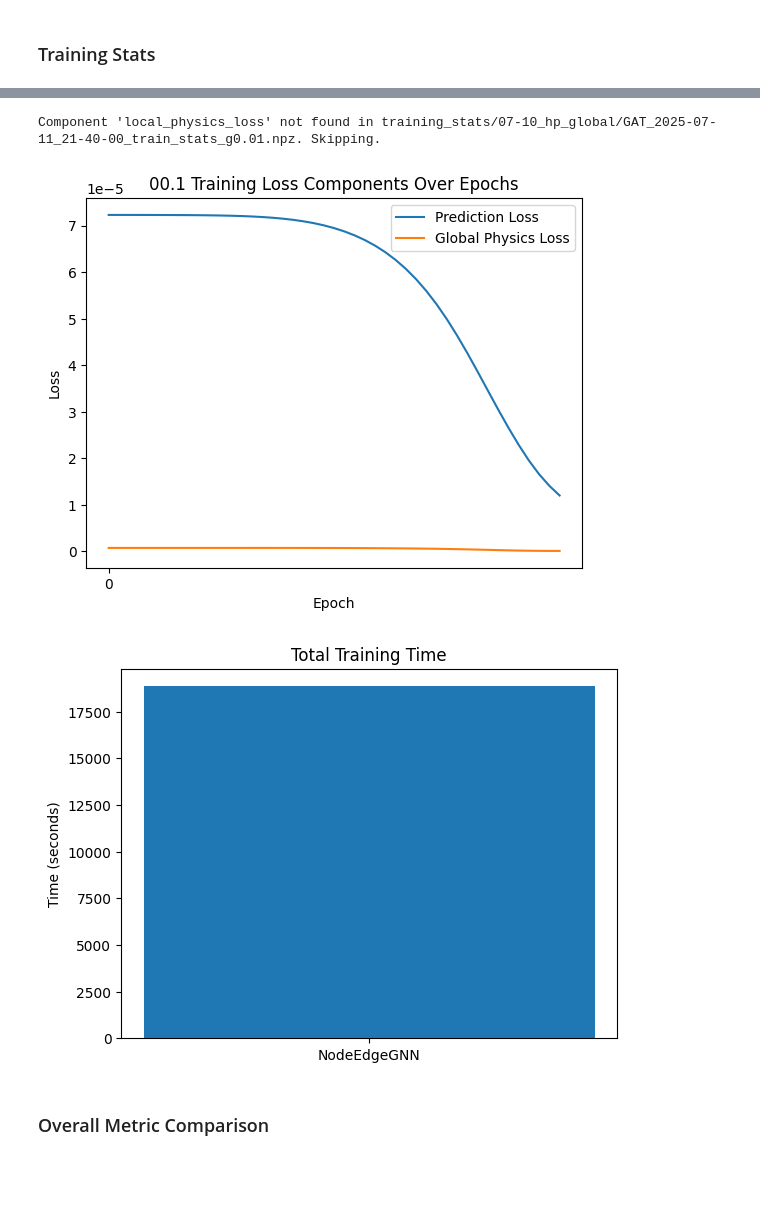
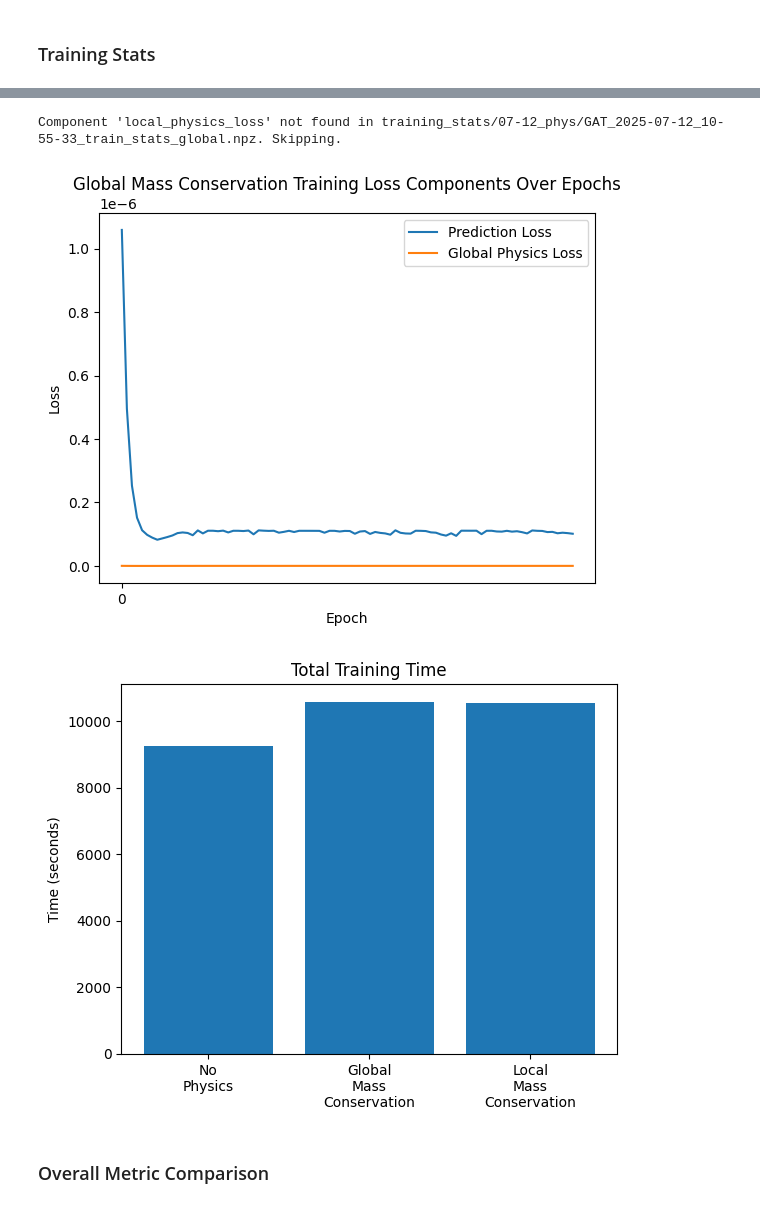
Before and after one commit to acostacos/dual_flood_gnn, a Jupyter notebook: view_results.ipynb, the cells around one changed output, grey strips where cells are left out. Saved outputs shown, nothing was run; the diff lists cells and outputs as text; code cells hidden in the pictures; blank space fills up the shorter version.

```diff
--- a/view_results.ipynb
+++ b/view_results.ipynb
@@ -49,7 +49,7 @@ from utils import file_utils, metric_utils
 
 # Initial comparison of base vs physicis-informed GNNs
 training_stats_paths = [
-    'training_stats/07-01/GAT_2025-07-01_09-34-18_train_stats.npz',
+    'training_stats/07-12_phys/GAT_2025-07-12_18-32-59_train_stats.npz',
     'training_stats/07-12_phys/GAT_2025-07-12_10-55-33_train_stats_global.npz',
     'training_stats/07-12_phys/GAT_2025-07-12_13-59-12_train_stats_local.npz',
 ]
@@ -138,8 +138,8 @@ PATH_IDX = 1
 label = labels[PATH_IDX] if labels is not None else None
 plot_individual_training_loss(training_stats_paths[PATH_IDX], start_epoch=start_epoch, model_label=label)
 # %% [output]
-Component 'local_physics_loss' not found in training_stats/07-10_hp_global/GAT_2025-07-11_21-40-00_train_stats_g0.01.npz. Skipping.
+Component 'local_physics_loss' not found in training_stats/07-12_phys/GAT_2025-07-12_10-55-33_train_stats_global.npz. Skipping.
-[figure, old version]
+[figure, new version]
 # %%
 # def plot_individual_training_loss_ratio(path: str, start_epoch: int = 0, model_label: str = None):
 #     loss_ratios = ['loss_ratios']
@@ -160,22 +160,23 @@ Component 'local_physics_loss' not found in training_stats/07-10_hp_global/GAT_2
 # %%
 def plot_training_time_for_all_models(stats_paths: list[str], labels = None):
     if labels is None:
         labels = [path.split('/')[-1].split('_')[0] for path in stats_paths]
+    labels = [label.replace(' ', '\n') for label in labels]
     assert len(stats_paths) == len(labels), "Number of labels must match number of stats paths."
 
     all_train_time = []
     for path in stats_paths:
         train_time = np.load(path, allow_pickle=True)['train_time']
         all_train_time.append(train_time.item())
 
     plt.bar(labels, all_train_time)
     plt.title('Total Training Time')
     plt.ylabel('Time (seconds)')
     plt.show()
 
 plot_training_time_for_all_models(training_stats_paths, labels=labels)
 # %% [output]
-[figure, old version]
+[figure, new version]
 # %% [markdown]
 ### Overall Metric Comparison
 # %%
```
Also changed, not shown: parts of 11 cells of this notebook, 5 other files.
